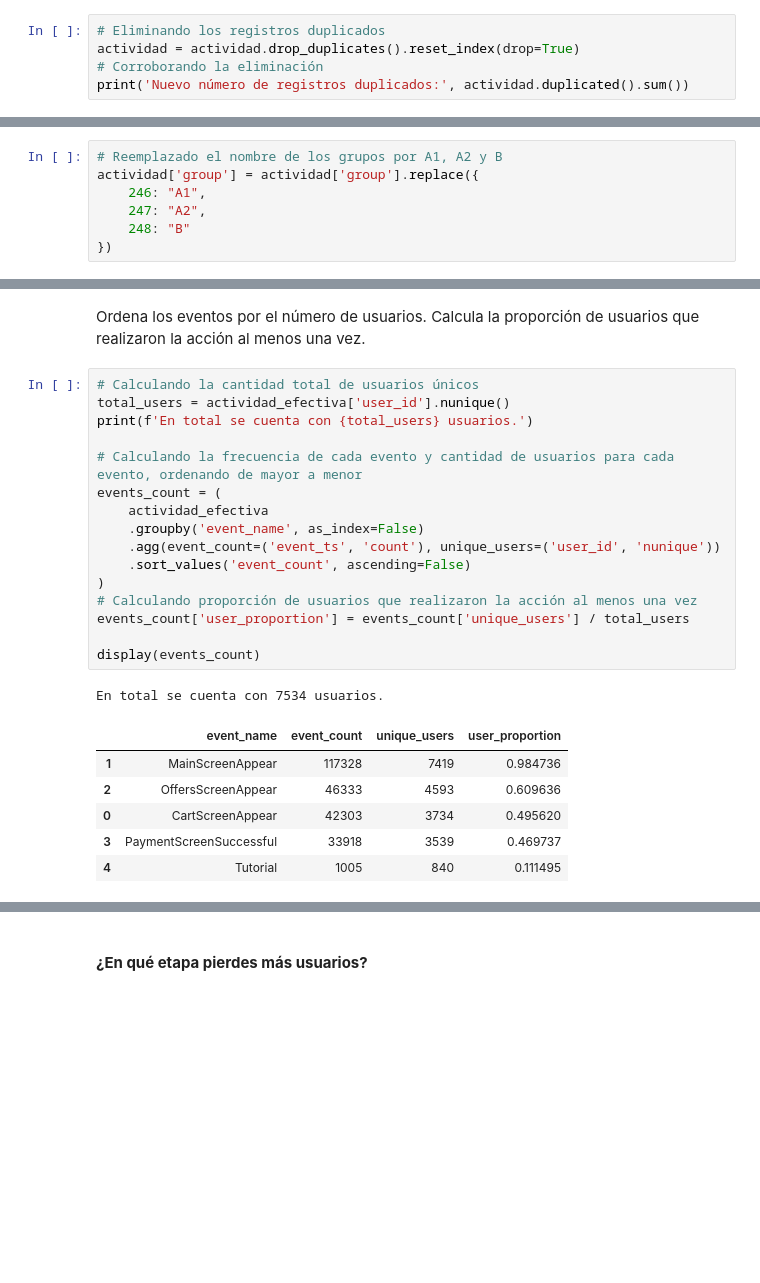
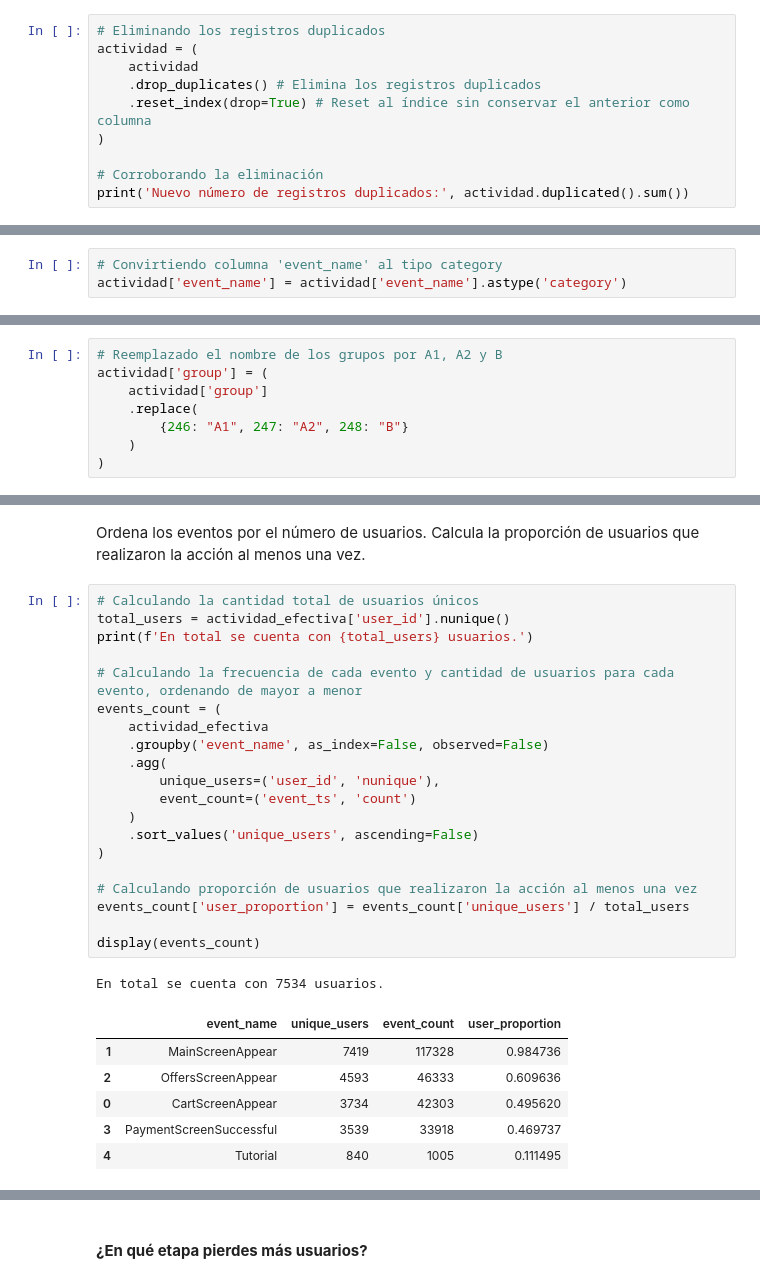
Before and after one commit to EdgarMdz2/foodapp-tripleten, a Jupyter notebook: foodApp.ipynb, the cells around one changed output, grey strips where cells are left out. Saved outputs shown, nothing was run; the diff lists cells and outputs as text; blank space fills up the shorter version.

```diff
--- a/foodApp.ipynb
+++ b/foodApp.ipynb
@@ -82,7 +81,12 @@ print('Número de registros duplicados:', actividad.duplicated().sum())
 Número de registros duplicados: 413
 # %%
 # Eliminando los registros duplicados
-actividad = actividad.drop_duplicates().reset_index(drop=True)
+actividad = (
+    actividad
+    .drop_duplicates() # Elimina los registros duplicados
+    .reset_index(drop=True) # Reset al índice sin conservar el anterior como columna
+)
+
 # Corroborando la eliminación
 print('Nuevo número de registros duplicados:', actividad.duplicated().sum())
 # %% [output]
@@ -110,14 +116,18 @@ None
 # %%
 # Convirtiendo columna 'event_ts' al tipo datetime[ns]
 actividad['event_ts'] = pd.to_datetime(actividad['event_ts'], unit='s')
+# %%
+# Convirtiendo columna 'event_name' al tipo category
+actividad['event_name'] = actividad['event_name'].astype('category')
 # %% [markdown]
 - Mejorando nombres de grupos:
 # %%
 # Reemplazado el nombre de los grupos por A1, A2 y B
-actividad['group'] = actividad['group'].replace({
-    246: "A1",
-    247: "A2",
-    248: "B"
-})
+actividad['group'] = (
+    actividad['group']
+    .replace(
+        {246: "A1", 247: "A2", 248: "B"}
+    )
+)
 # %%
 # Verificando que cada usuario único aparezca únicamente en un grupo.
@@ -392,25 +451,29 @@ Ordena los eventos por el número de usuarios. Calcula la proporción de usuario
 # %%
 # Calculando la cantidad total de usuarios únicos
 total_users = actividad_efectiva['user_id'].nunique()
 print(f'En total se cuenta con {total_users} usuarios.')
 
 # Calculando la frecuencia de cada evento y cantidad de usuarios para cada evento, ordenando de mayor a menor
 events_count = (
     actividad_efectiva
-    .groupby('event_name', as_index=False)
-    .agg(event_count=('event_ts', 'count'), unique_users=('user_id', 'nunique'))
-    .sort_values('event_count', ascending=False)
+    .groupby('event_name', as_index=False, observed=False)
+    .agg(
+        unique_users=('user_id', 'nunique'),
+        event_count=('event_ts', 'count')
+    )
+    .sort_values('unique_users', ascending=False)
 )
+
 # Calculando proporción de usuarios que realizaron la acción al menos una vez
 events_count['user_proportion'] = events_count['unique_users'] / total_users
 
 display(events_count)
 # %% [output]
 En total se cuenta con 7534 usuarios.
-|  | event_name | event_count | unique_users | user_proportion |
-| 1 | MainScreenAppear | 117328 | 7419 | 0.984736 |
-| 2 | OffersScreenAppear | 46333 | 4593 | 0.609636 |
-| 0 | CartScreenAppear | 42303 | 3734 | 0.495620 |
-| 3 | PaymentScreenSuccessful | 33918 | 3539 | 0.469737 |
-| 4 | Tutorial | 1005 | 840 | 0.111495 |
+|  | event_name | unique_users | event_count | user_proportion |
+| 1 | MainScreenAppear | 7419 | 117328 | 0.984736 |
+| 2 | OffersScreenAppear | 4593 | 46333 | 0.609636 |
+| 0 | CartScreenAppear | 3734 | 42303 | 0.495620 |
+| 3 | PaymentScreenSuccessful | 3539 | 33918 | 0.469737 |
+| 4 | Tutorial | 840 | 1005 | 0.111495 |
 # %% [markdown]
```
Also changed, not shown: parts of 94 cells of this notebook.
